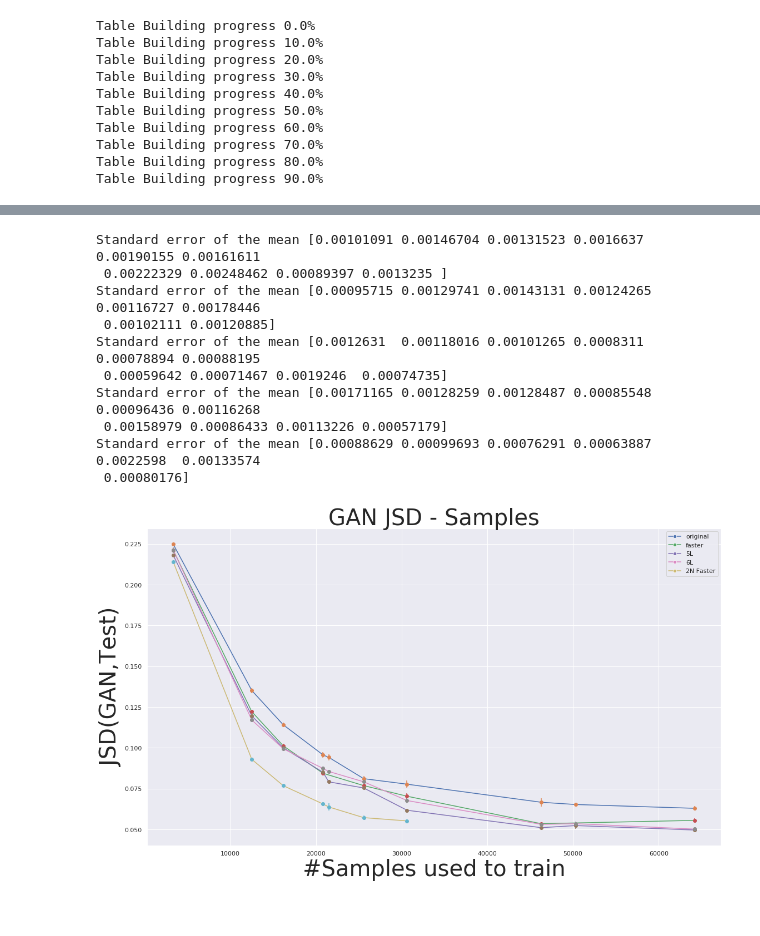
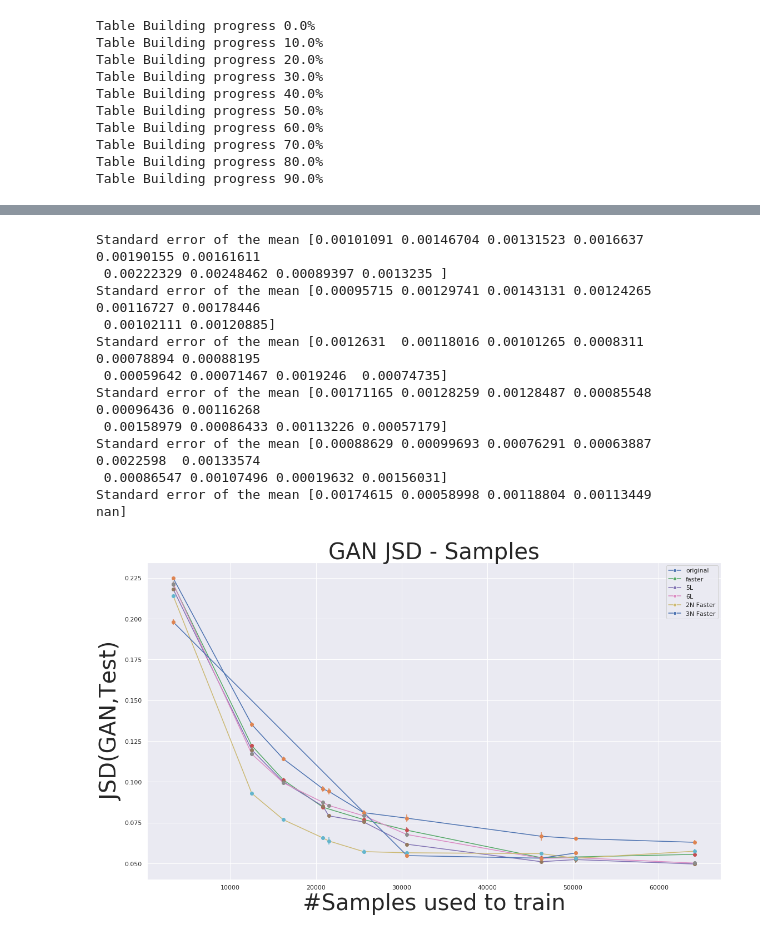
Before and after one commit to acevedo-oscar/MicrobiotaGAN, a Jupyter notebook: notebooks/compara_gan.ipynb, the cells around one changed output, grey strips where cells are left out. Cells and saved outputs as stored; diff of their text form; code cells hidden in the pictures.

```diff
--- a/notebooks/compara_gan.ipynb
+++ b/notebooks/compara_gan.ipynb
@@ -88,6 +88,6 @@ Table Building progress 70.0%
 Table Building progress 80.0%
 Table Building progress 90.0%
 # %%
-gan_2N = build_table2( '../data/pre_2N_faster_gan', test_set)
+gan_2N = build_table2( '../data/2N_faster_gan', test_set)
 # %% [output]
 Table Building progress 0.0%
@@ -99,0 +103,2 @@ Table Building progress 90.91%
+# %%
+gan_3N = build_table2( '../data/pre3N_faster_gan', test_set)
@@ -100,32 +125,34 @@ Table Building progress 90.91%
 # %%
 plot_gan_curve(tabla_test, "original", debug_flag=True)
 plot_gan_curve(tabla_test2, "faster", debug_flag=True)
 plot_gan_curve(gan_5l, "5L", debug_flag=True)
 plot_gan_curve(gan_6l, "6L", debug_flag=True)
 plot_gan_curve(gan_2N, "2N Faster", debug_flag=True)
+plot_gan_curve(gan_3N, "3N Faster", debug_flag=True)
 
 
 plt.ylabel("JSD(GAN,Test)",fontsize=40)
 plt.xlabel("#Samples used to train",fontsize=40)
 plt.title("GAN JSD - Samples",fontsize=40)
 
 fig = plt.gcf()
 fig.set_size_inches(18.5, 10.5)
 
 #plt.xlim(3000,10000)
 #plt.xlim(5000,18000)
 # %% [output]
 Standard error of the mean [0.00101091 0.00146704 0.00131523 0.0016637  0.00190155 0.00161611
  0.00222329 0.00248462 0.00089397 0.0013235 ]
 Standard error of the mean [0.00095715 0.00129741 0.00143131 0.00124265 0.00116727 0.00178446
  0.00102111 0.00120885]
 Standard error of the mean [0.0012631  0.00118016 0.00101265 0.0008311  0.00078894 0.00088195
  0.00059642 0.00071467 0.0019246  0.00074735]
 Standard error of the mean [0.00171165 0.00128259 0.00128487 0.00085548 0.00096436 0.00116268
  0.00158979 0.00086433 0.00113226 0.00057179]
 Standard error of the mean [0.00088629 0.00099693 0.00076291 0.00063887 0.0022598  0.00133574
- 0.00080176]
+ 0.00086547 0.00107496 0.00019632 0.00156031]
+Standard error of the mean [0.00174615 0.00058998 0.00118804 0.00113449        nan]
-[figure, old version]
+[figure, new version]
 # %%
 plot_gan_curve(original_tabla_test, "Original")
 plot_gan_curve(depeer_tabla_test, "Double Nodes (2nd, 3rd layer)")
```
Also changed, not shown: parts of 5 cells of this notebook, 15 other files.
